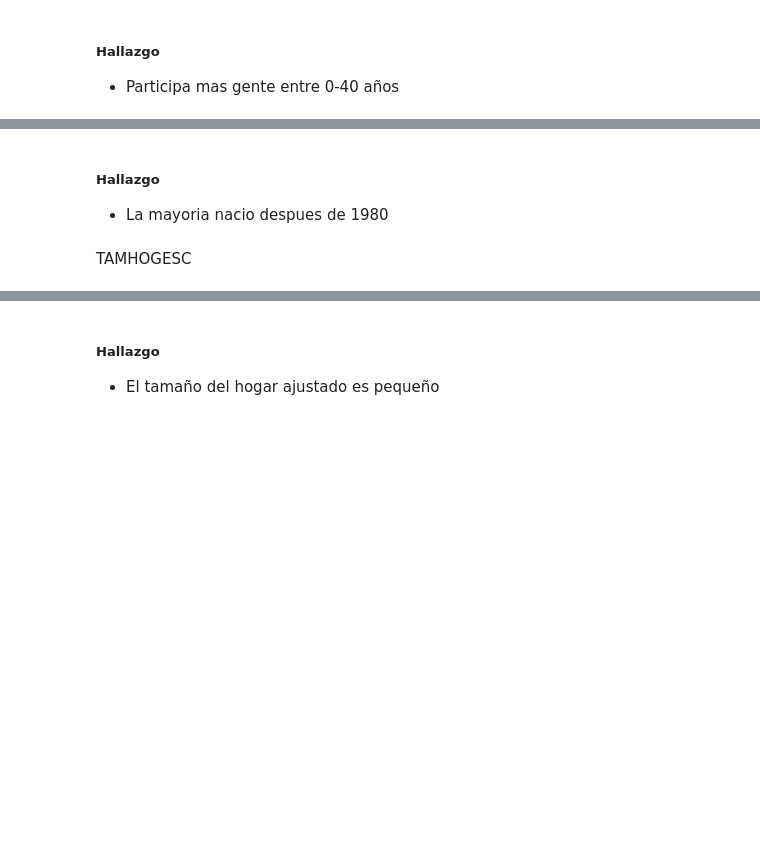
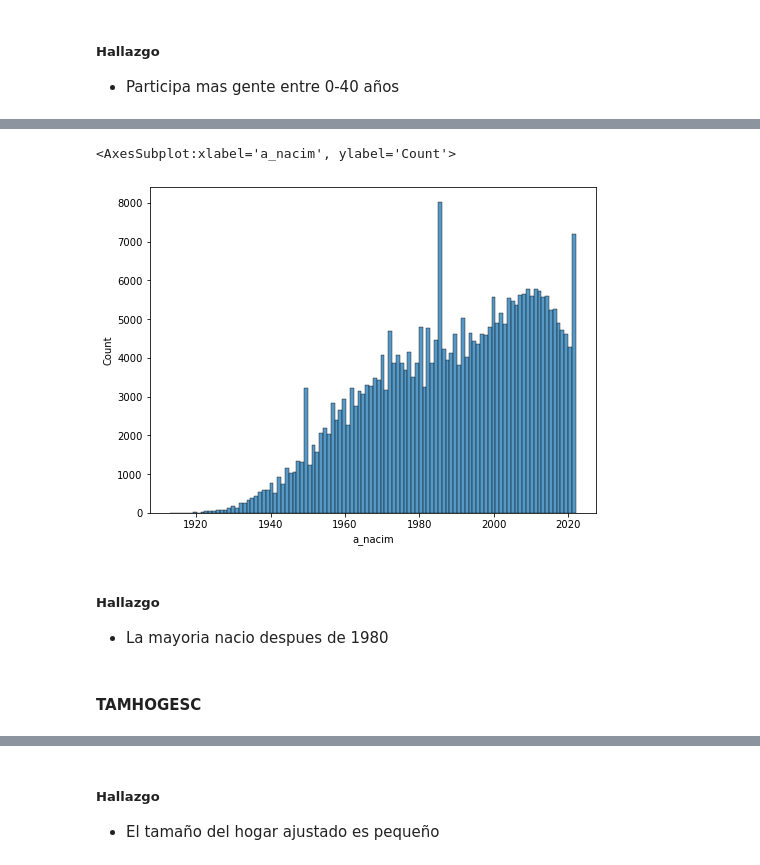
Before and after one commit to Sofia-VA/Proyecto-PAD, a Jupyter notebook: E1/EDA_Univariable.ipynb, the cells around one changed output, grey strips where cells are left out. Saved outputs shown, nothing was run; the diff lists cells and outputs as text; code cells hidden in the pictures; blank space fills up the shorter version.

```diff
--- a/E1/EDA_Univariable.ipynb
+++ b/E1/EDA_Univariable.ipynb
@@ -1100,11 +1608,14 @@ freq.index, freq.values
 # %%
 fig,ax = plt.subplots(figsize=(8,6))
-sns.histplot(data=df, x ="anac_e")
+sns.histplot(data=df, x ="a_nacim")
+# %% [output]
+<AxesSubplot:xlabel='a_nacim', ylabel='Count'>
+[figure, added]
 # %% [markdown]
 ##### Hallazgo
 + La mayoria nacio despues de 1980
-# %% [markdown]
-TAMHOGESC
+# %% [markdown]
+#### TAMHOGESC
 # %%
 prop_tamhogesc = df.tamhogesc.value_counts(normalize=True)
 prop_tamhogesc
```
Also changed, not shown: parts of 215 cells of this notebook.
